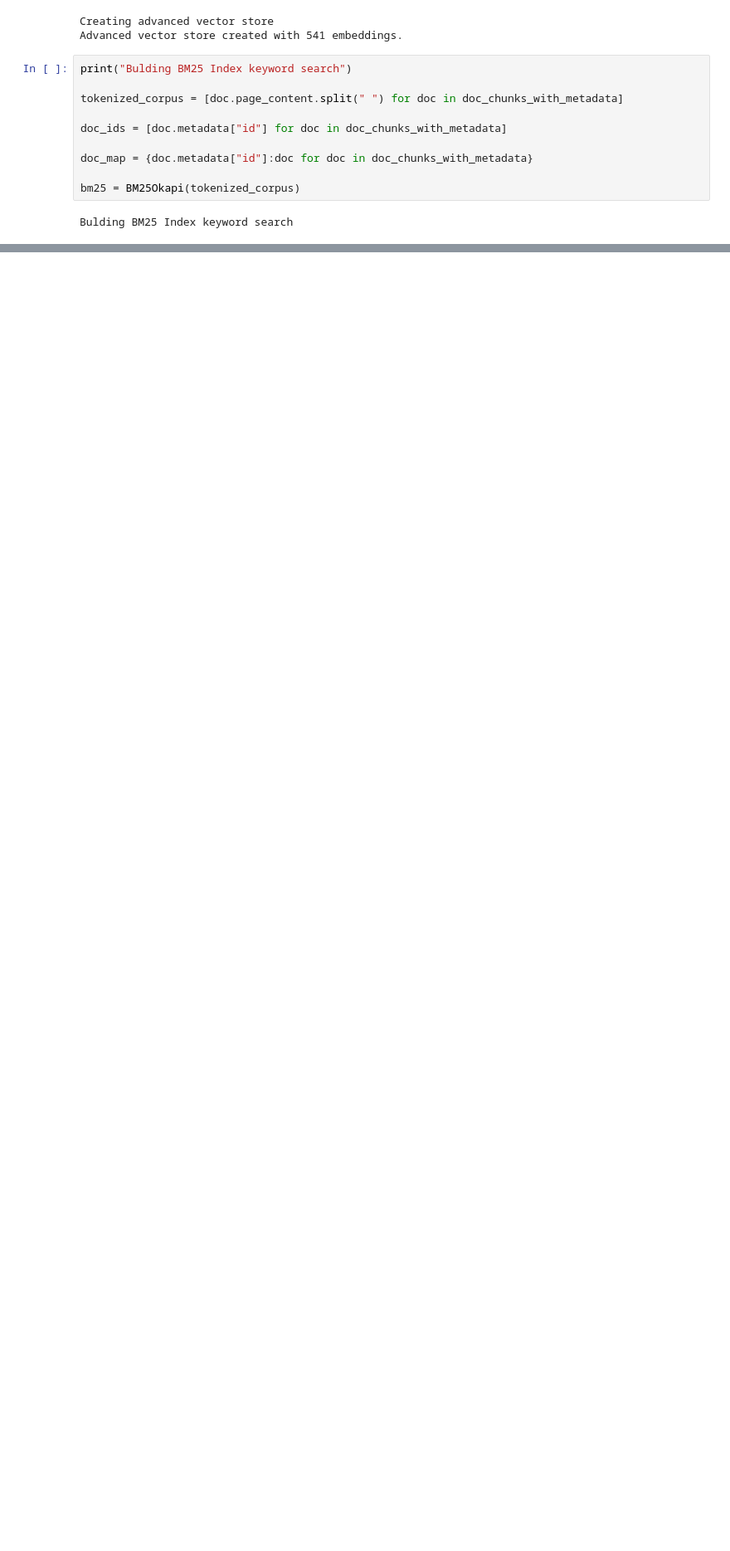
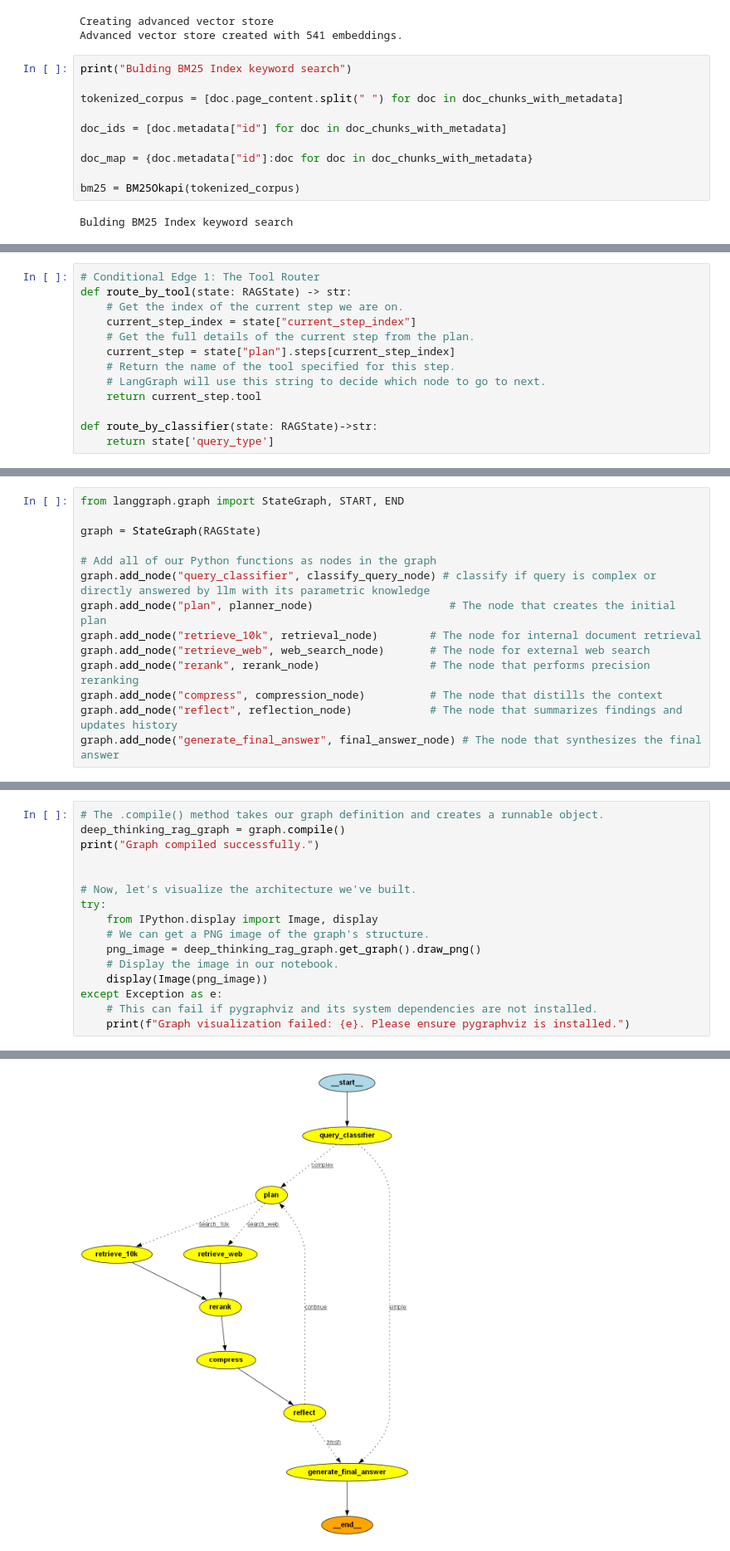
Before and after one commit to YashMasane/Adaptive-Multi-Agent-RAG-System, a Jupyter notebook: Notebook/deep_thinking_RAG.ipynb, the cells around one changed output, grey strips where cells are left out. Shown at 83% size. Cells and saved outputs as stored; diff of their text form; blank space fills up the shorter version.

Commit message:
completed graph execution

```diff
--- a/Notebook/deep_thinking_RAG.ipynb
+++ b/Notebook/deep_thinking_RAG.ipynb
@@ -400,0 +751,13 @@ Document(metadata={'section': 'ITEM 1A. RISK FACTORS', 'source_doc': '../data\\n
+# %%
+# Conditional Edge 1: The Tool Router
+def route_by_tool(state: RAGState) -> str:
+    # Get the index of the current step we are on.
+    current_step_index = state["current_step_index"]
+    # Get the full details of the current step from the plan.
+    current_step = state["plan"].steps[current_step_index]
+    # Return the name of the tool specified for this step.
+    # LangGraph will use this string to decide which node to go to next.
+    return current_step.tool
+
+def route_by_classifier(state: RAGState)->str:
+    return state['query_type']
@@ -400,0 +799,14 @@ Document(metadata={'section': 'ITEM 1A. RISK FACTORS', 'source_doc': '../data\\n
+# %%
+from langgraph.graph import StateGraph, START, END
+
+graph = StateGraph(RAGState)
+
+# Add all of our Python functions as nodes in the graph
+graph.add_node("query_classifier", classify_query_node) # classify if query is complex or directly answered by llm with its parametric knowledge
+graph.add_node("plan", planner_node)                     # The node that creates the initial plan
+graph.add_node("retrieve_10k", retrieval_node)        # The node for internal document retrieval
+graph.add_node("retrieve_web", web_search_node)       # The node for external web search
+graph.add_node("rerank", rerank_node)                 # The node that performs precision reranking
+graph.add_node("compress", compression_node)          # The node that distills the context
+graph.add_node("reflect", reflection_node)            # The node that summarizes findings and updates history
+graph.add_node("generate_final_answer", final_answer_node) # The node that synthesizes the final answer
@@ -400,0 +857,17 @@ Document(metadata={'section': 'ITEM 1A. RISK FACTORS', 'source_doc': '../data\\n
+# %%
+# The .compile() method takes our graph definition and creates a runnable object.
+deep_thinking_rag_graph = graph.compile()
+print("Graph compiled successfully.")
+
+
+# Now, let's visualize the architecture we've built.
+try:
+    from IPython.display import Image, display
+    # We can get a PNG image of the graph's structure.
+    png_image = deep_thinking_rag_graph.get_graph().draw_png()
+    # Display the image in our notebook.
+    display(Image(png_image))
+except Exception as e:
+    # This can fail if pygraphviz and its system dependencies are not installed.
+    print(f"Graph visualization failed: {e}. Please ensure pygraphviz is installed.")
+# %% [output]
@@ -400,0 +875 @@ Document(metadata={'section': 'ITEM 1A. RISK FACTORS', 'source_doc': '../data\\n
+[figure, added]
```
Also changed, not shown: parts of 40 cells of this notebook.
